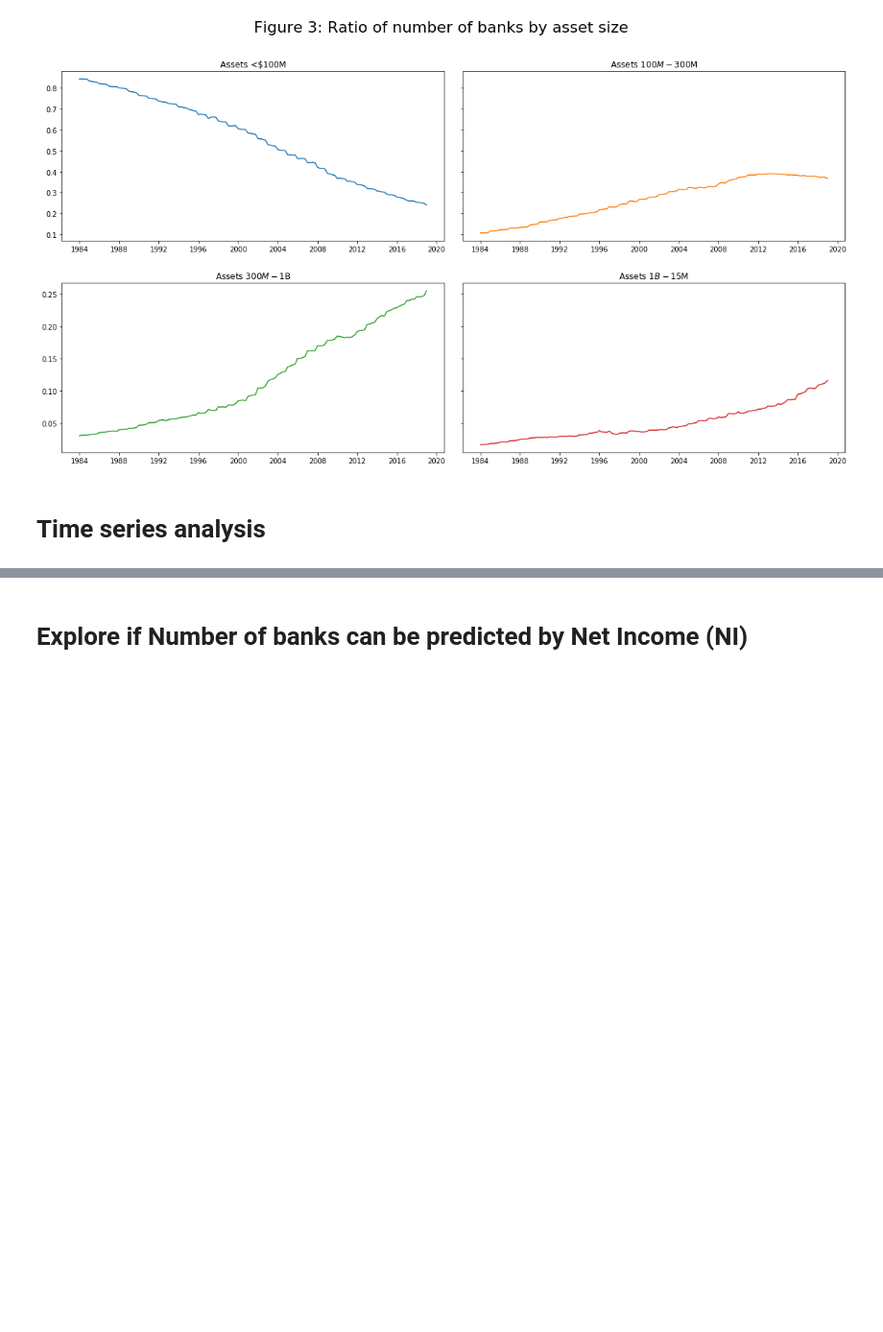
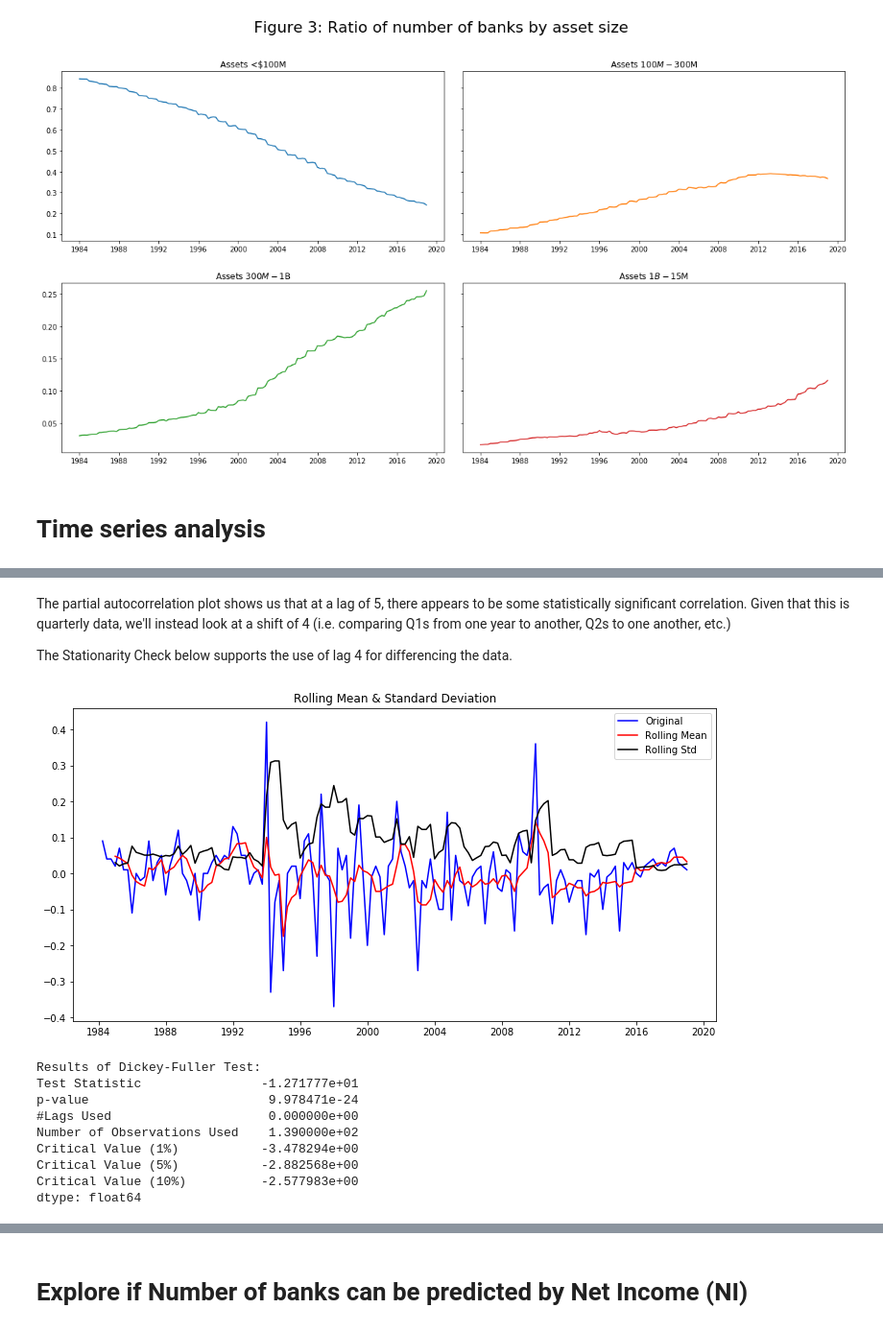
Before and after one commit to allaccountstaken/banks_number_decline, a Jupyter notebook: results/Decline_of_banks.ipynb, the cells around one changed output, grey strips where cells are left out. Shown at 96% size. Drawn from its saved outputs; the diff is of its cells as text; code cells hidden in the pictures; blank space fills up the shorter version.

```diff
--- a/results/Decline_of_banks.ipynb
+++ b/results/Decline_of_banks.ipynb
@@ -52,0 +118,18 @@ plt.show()
+# %% [markdown]
+The partial autocorrelation plot shows us that at a lag of 5, there appears to be some statistically significant correlation. Given that this is quarterly data, we'll instead look at a shift of 4 (i.e. comparing Q1s from one year to another, Q2s to one another, etc.)
+
+The Stationarity Check below supports the use of lag 4 for differencing the data.
+# %%
+df['first_difference'] = df.USNIM - df.USNIM.shift(4)
+stationarity_check(df.first_difference.dropna(inplace=False))
+# %% [output]
+[figure, added]
+Results of Dickey-Fuller Test:
+Test Statistic                -1.271777e+01
+p-value                        9.978471e-24
+#Lags Used                     0.000000e+00
+Number of Observations Used    1.390000e+02
+Critical Value (1%)           -3.478294e+00
+Critical Value (5%)           -2.882568e+00
+Critical Value (10%)          -2.577983e+00
+dtype: float64
```
Also changed, not shown: parts of 23 cells of this notebook.
